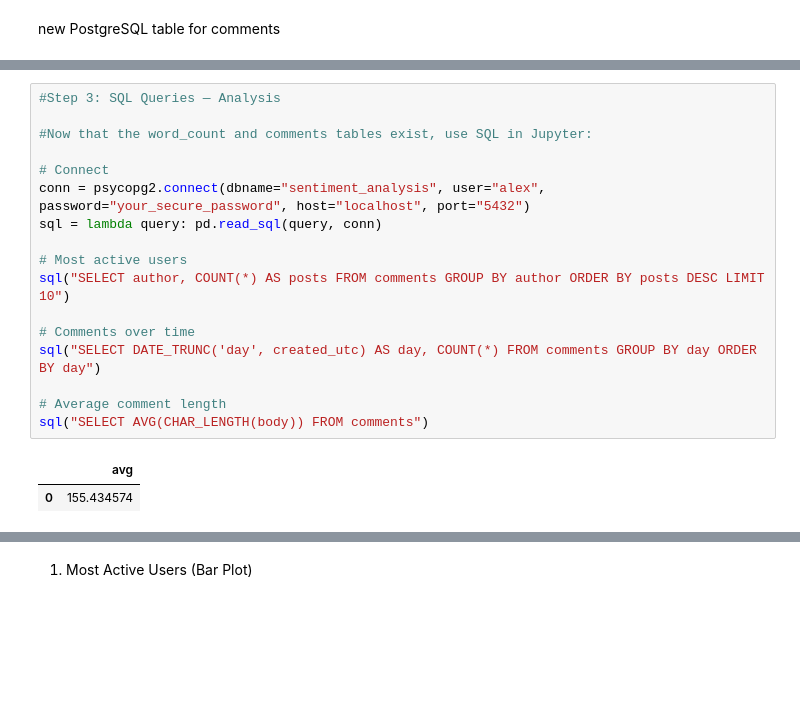
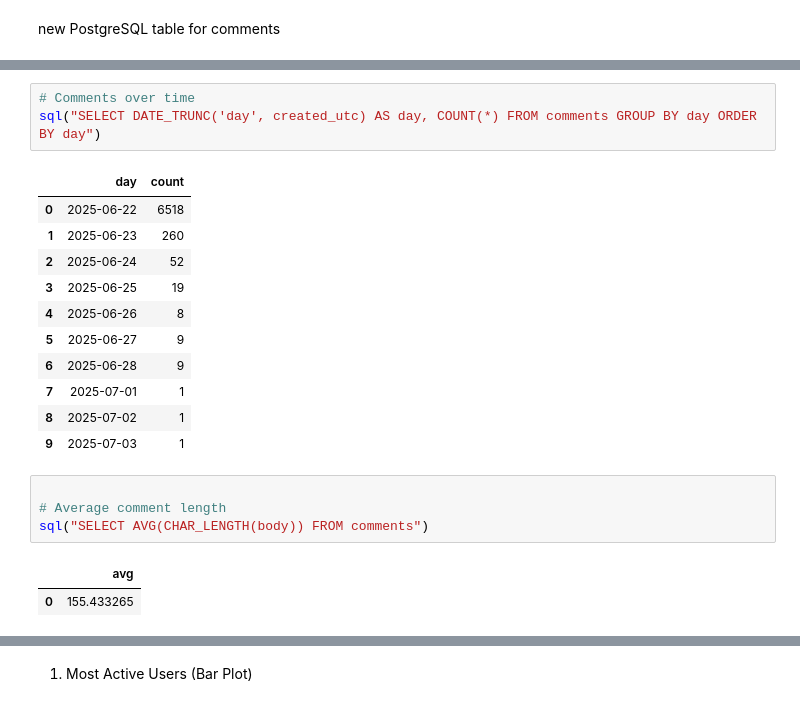
Before and after one commit to AlleeCabral/Sentiment_Tiktok, a Jupyter notebook: scripts/analysis.ipynb, the cells around one changed output, grey strips where cells are left out. Saved outputs shown, nothing was run; the diff lists cells and outputs as text; blank space fills up the shorter version.

```diff
--- a/scripts/analysis.ipynb
+++ b/scripts/analysis.ipynb
@@ -213,23 +217,25 @@ conn.close()# ...existing code...
 # %%
-#Step 3: SQL Queries — Analysis
-
-#Now that the word_count and comments tables exist, use SQL in Jupyter:
-
-# Connect
-conn = psycopg2.connect(dbname="sentiment_analysis", user="alex", password="your_secure_password", host="localhost", port="5432")
-sql = lambda query: pd.read_sql(query, conn)
-
-# Most active users
-sql("SELECT author, COUNT(*) AS posts FROM comments GROUP BY author ORDER BY posts DESC LIMIT 10")
-
 # Comments over time
 sql("SELECT DATE_TRUNC('day', created_utc) AS day, COUNT(*) FROM comments GROUP BY day ORDER BY day")
-
-# Average comment length
-sql("SELECT AVG(CHAR_LENGTH(body)) FROM comments")
 # %% [output]
-|  | avg |
-| 0 | 155.434574 |
+|  | day | count |
+| 0 | 2025-06-22 | 6518 |
+| 1 | 2025-06-23 | 260 |
+| 2 | 2025-06-24 | 52 |
+| 3 | 2025-06-25 | 19 |
+| 4 | 2025-06-26 | 8 |
+| 5 | 2025-06-27 | 9 |
+| 6 | 2025-06-28 | 9 |
+| 7 | 2025-07-01 | 1 |
+| 8 | 2025-07-02 | 1 |
+| 9 | 2025-07-03 | 1 |
+# %%
+
+# Average comment length
+sql("SELECT AVG(CHAR_LENGTH(body)) FROM comments")
+# %% [output]
+|  | avg |
+| 0 | 155.433265 |
 # %%
 # Step 4: Sentiment Analysis (VADER)
 # Install nltk if not already installed
```
Also changed, not shown: parts of 11 cells of this notebook, 1 other file.
